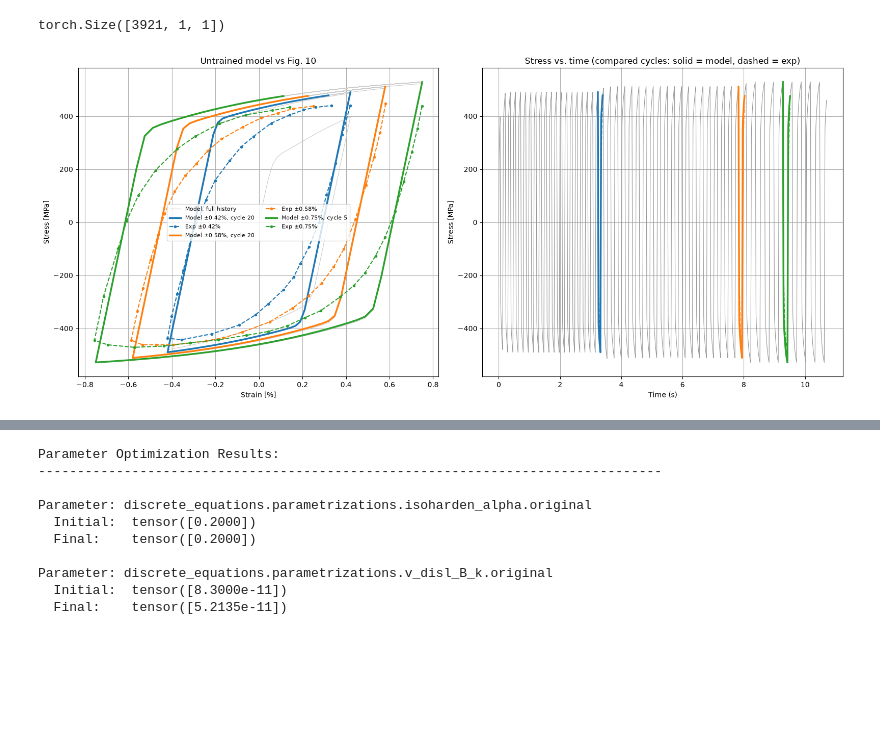
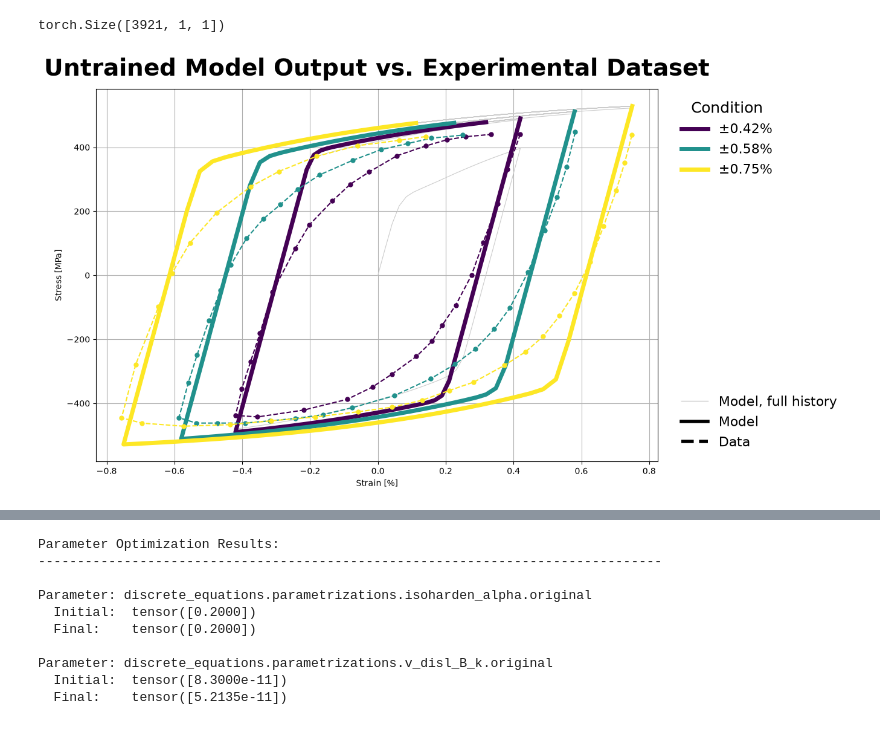
Before and after one commit to ColinMG2/neml2, a Jupyter notebook: cmg_projects/cyclic_optimization/tungsten_deterministic_mst.ipynb, the cells around one changed output, grey strips where cells are left out. Drawn from its saved outputs; the diff is of its cells as text; code cells hidden in the pictures; blank space fills up the shorter version.

```diff
--- a/cmg_projects/cyclic_optimization/tungsten_deterministic_mst.ipynb
+++ b/cmg_projects/cyclic_optimization/tungsten_deterministic_mst.ipynb
@@ -430,48 +428,98 @@ print(stress.shape)
 torch.Size([3921, 1, 1])
 # %%
 def plot_against_data(stress, title):
+    color = mpl.cm.viridis(np.linspace(0, 1, len(amp_labels)))
     stress = stress.detach().cpu()
     eps = strain_history.cpu().numpy() * 100
-    fig, ax = plt.subplots(1, 2, figsize=(16, 7))
+    fig, ax = plt.subplots(figsize=(12, 8))
 
-    ax[0].plot(eps, stress[:, 0, 0].numpy(), color="0.8", lw=0.8, label="Model, full history")
+    ax.plot(eps, stress[:, 0, 0].numpy(), color="0.8", lw=0.8, label="Model, full history")
     for j, label in enumerate(amp_labels):
         idx = compare_idx[j].cpu()
-        ax[0].plot(
+        ax.plot(
             eps[idx],
             stress[idx, 0, 0].numpy(),
-            color=f"C{j}",
-            lw=2.5,
-            label=f"Model ±{label}%, cycle {compare_cycle[j] + 1}",
+            color=color[j],
+            lw=5,
         )
-        ax[0].plot(
+        ax.plot(
             loop_strain[label].cpu().numpy() * 100,
             loop_stress[label].cpu().numpy(),
             "--o",
-            ms=3,
-            color=f"C{j}",
-            label=f"Exp ±{label}%",
+            ms=5,
+            color=color[j],
         )
-    ax[0].set_xlabel("Strain [%]")
-    ax[0].set_ylabel("Stress [MPa]")
-    ax[0].set_title(title)
-    ax[0].grid()
-    ax[0].legend(ncol=2, fontsize=8)
+    # Legend: one colored entry per test condition, plus line-style key for Model vs Data
+    cond_handles = [
+        Line2D(
+            [0],
+            [0],
+            color=color[j],
+            lw=5,
+            label=rf"$\pm${amp}%",
+        )
+        for j, amp in enumerate(amp_labels)
+    ]
+    style_handles = [
+        Line2D([0], [0], color="0.8", lw=1, label="Model, full history"),
+        Line2D([0], [0], color="k", lw=4, label="Model"),
+        Line2D([0], [0], color="k", lw=4, ls="--", label="Data"),
+    ]
+    leg_cond = ax.legend(
+        handles=cond_handles,
+        loc="upper left",
+        bbox_to_anchor=(1.02, 1.0),
+        fontsize=16,
+        title="Condition",
+        title_fontsize=18,
+        frameon=False,
+    )
+    ax.add_artist(leg_cond)
+    ax.legend(
+        handles=style_handles,
+        loc="lower left",
+        bbox_to_anchor=(1.02, 0.0),
+        fontsize=16,
+        frameon=False,
+    )
+
+    ax.set_xlabel("Strain [%]")
+    ax.set_ylabel("Stress [MPa]")
+    ax.set_title(title, fontsize=28, fontweight="bold", pad=16)
+    ax.grid()
 
     t = time_history.cpu().numpy()
-    ax[1].plot(t, stress[:, 0, 0].numpy(), color="0.6", lw=0.8)
+    fig, ax1 = plt.subplots(figsize=(12, 8))
+    ax1.plot(t, stress[:, 0, 0].numpy(), color="0.6", lw=0.8)
     for j, label in enumerate(amp_labels):
         idx = compare_idx[j].cpu()
-        ax[1].plot(t[idx], stress[idx, 0, 0].numpy(), color=f"C{j}", lw=2.5)
-        ax[1].plot(t[idx], targets[j].cpu().numpy(), "--", color=f"C{j}")
-    ax[1].set_xlabel("Time (s)")
-    ax[1].set_ylabel("Stress [MPa]")
-    ax[1].set_title("Stress vs. time (compared cycles: solid = model, dashed = exp)")
-    ax[1].grid()
+        ax1.plot(t[idx], stress[idx, 0, 0].numpy(), color=color[j], lw=5)
+        ax1.plot(t[idx], targets[j].cpu().numpy(), "--", color=color[j], lw=6)
+    leg_cond = ax1.legend(
+        handles=cond_handles,
+        loc="upper left",
+        bbox_to_anchor=(1.02, 1.0),
+        fontsize=16,
+        title="Condition",
+        title_fontsize=18,
+        frameon=False,
+    )
+    ax1.add_artist(leg_cond)
+    ax1.legend(
+        handles=style_handles,
+        loc="lower left",
+        bbox_to_anchor=(1.02, 0.0),
+        fontsize=16,
+        frameon=False,
+    )
+    ax1.set_xlabel("Time (s)")
+    ax1.set_ylabel("Stress [MPa]")
+    ax1.set_title("Stress vs. time", fontsize=28, fontweight="bold", pad=16)
+    ax1.grid()
     plt.tight_layout()
     plt.show()
 
 
-plot_against_data(stress, "Untrained model vs Fig. 10")
+plot_against_data(stress, "Untrained Model Output vs. Experimental Dataset")
 # %% [output]
-[figure, old version]
+[figure, new version]
```
Also changed, not shown: parts of 7 cells of this notebook, 7 other files.
